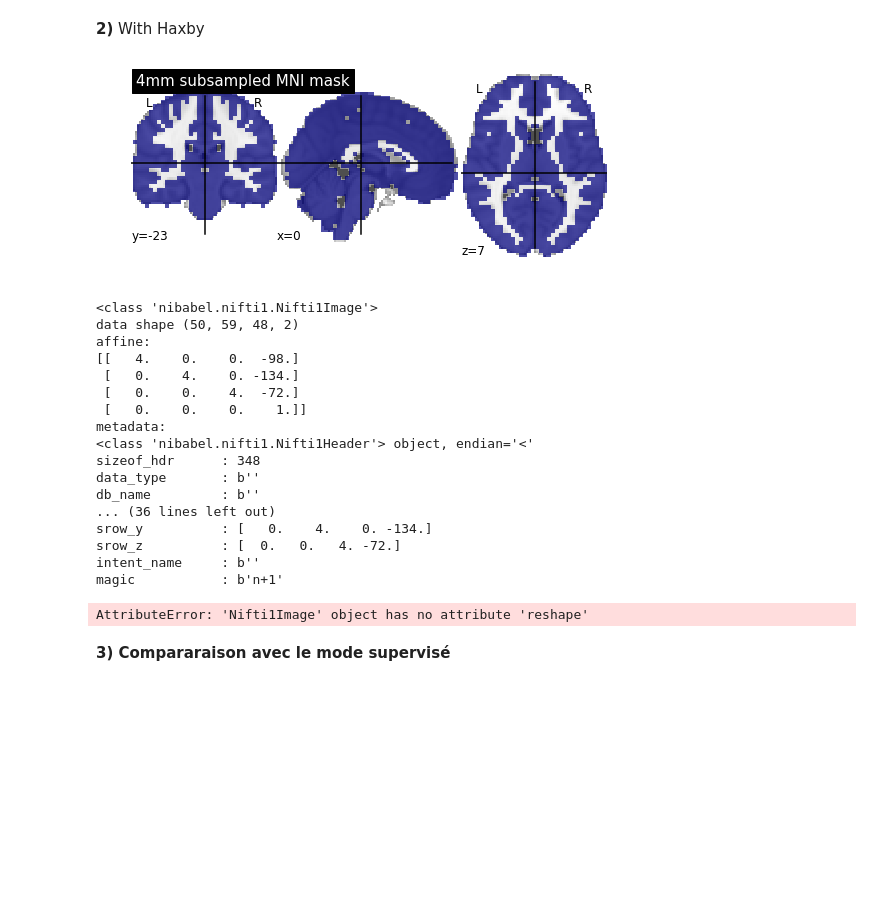
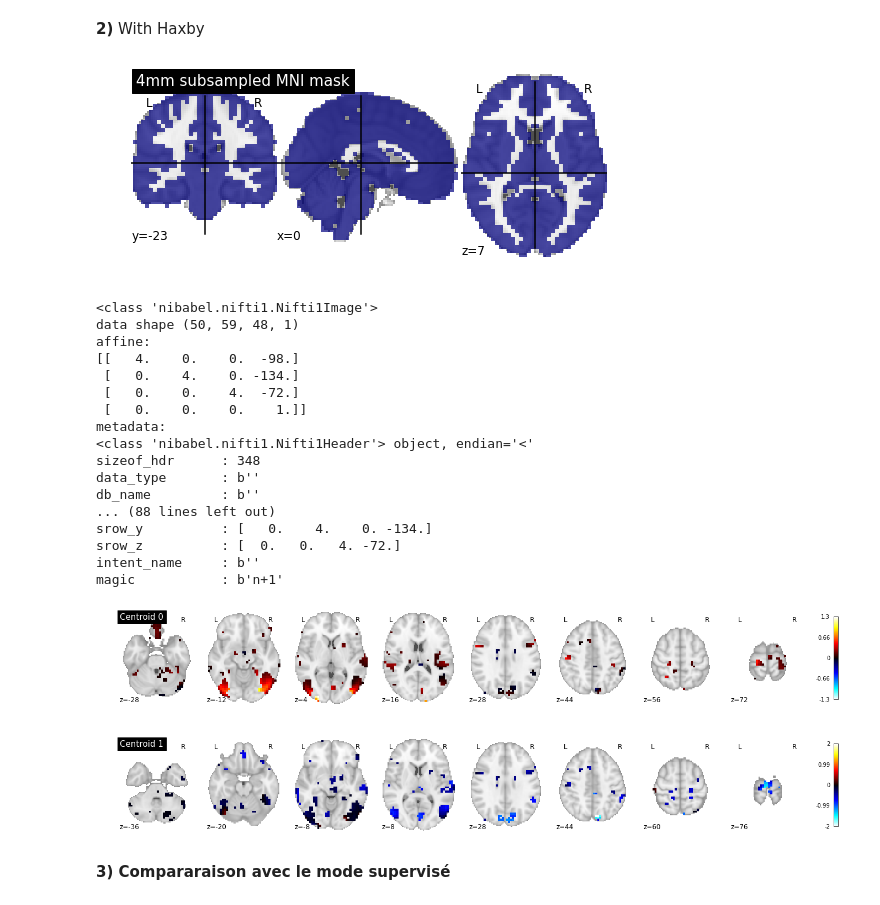
Before and after one commit to lalbarra/Cursus_Recherche, a Jupyter notebook: Notebook/Analogie_Representation_Learning_Code_notebook.ipynb, the cells around one changed output. Cells and saved outputs as stored; diff of their text form; code cells hidden in the pictures; blank space fills up the shorter version.

Commit message:
Images of brain with PCA - KMeans

```diff
--- a/Notebook/Analogie_Representation_Learning_Code_notebook.ipynb
+++ b/Notebook/Analogie_Representation_Learning_Code_notebook.ipynb
@@ -240,39 +240,41 @@ nbClust = 2
 kmeans = KMeans(n_clusters=nbClust, init='k-means++', n_init=10, max_iter=300, tol=0.0001, precompute_distances='auto',
    verbose=0, random_state=None, copy_x=True, n_jobs=1, algorithm='auto').fit(statsPCA)
 labels = kmeans.labels_#.labels_ donne le numéro du cluster dans lequel se trouve chaque blob
+
 for i in range(nbClust):
     cluster_center_i = pca.inverse_transform(kmeans.cluster_centers_[i])
 # Reproject the coefficients on the initial space with 23000+ voxels
 
-    centeri_vox = featureselect.inverse_transform([cluster_center_i, cluster_center_i])
+    centeri_vox = featureselect.inverse_transform(cluster_center_i.reshape(1,2000))
 
 # and now reproject in brain space for visualization
 
     cluster_image_i = mymasker.inverse_transform(centeri_vox)
     print(cluster_image_i)
-    plot_stat_map(cluster_image_i.reshape(50,59,48*2),cut_coords=8,display_mode='z',title='Centroid %d' % i)
+    plot_stat_map(cluster_image_i,cut_coords=8,display_mode='z',title='Centroid %d' % i)
 
 plt.show()
 # %% [output]
 [figure]
 <class 'nibabel.nifti1.Nifti1Image'>
-data shape (50, 59, 48, 2)
+data shape (50, 59, 48, 1)
 affine:
 [[   4.    0.    0.  -98.]
  [   0.    4.    0. -134.]
  [   0.    0.    4.  -72.]
  [   0.    0.    0.    1.]]
 metadata:
 <class 'nibabel.nifti1.Nifti1Header'> object, endian='<'
 sizeof_hdr      : 348
 data_type       : b''
 db_name         : b''
-... (36 lines left out)
+... (88 lines left out)
 srow_y          : [   0.    4.    0. -134.]
 srow_z          : [  0.   0.   4. -72.]
 intent_name     : b''
 magic           : b'n+1'
-AttributeError: 'Nifti1Image' object has no attribute 'reshape'
+[figure, added]
+[figure, added]
 # %% [markdown]
 **3) Compararaison avec le mode supervisé**
 # %%
```
